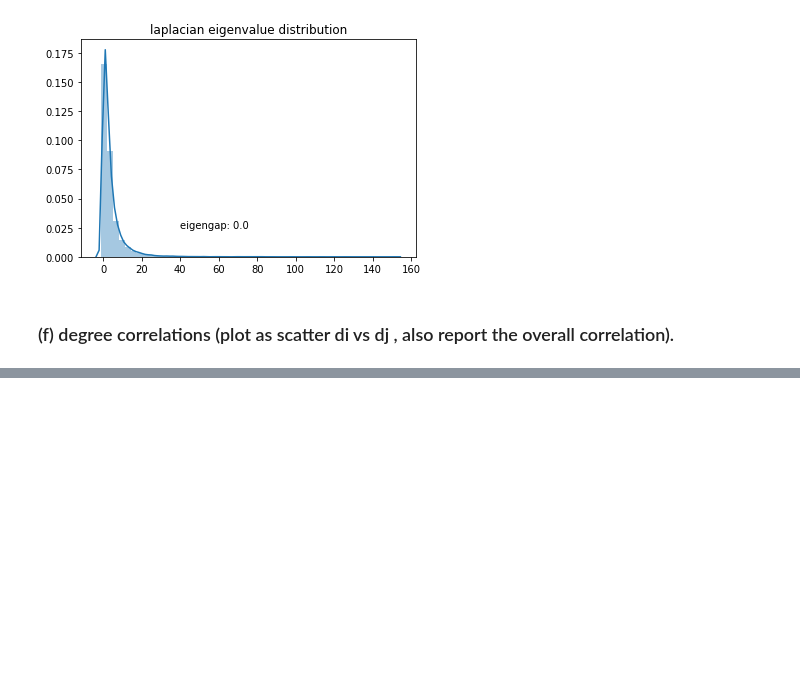
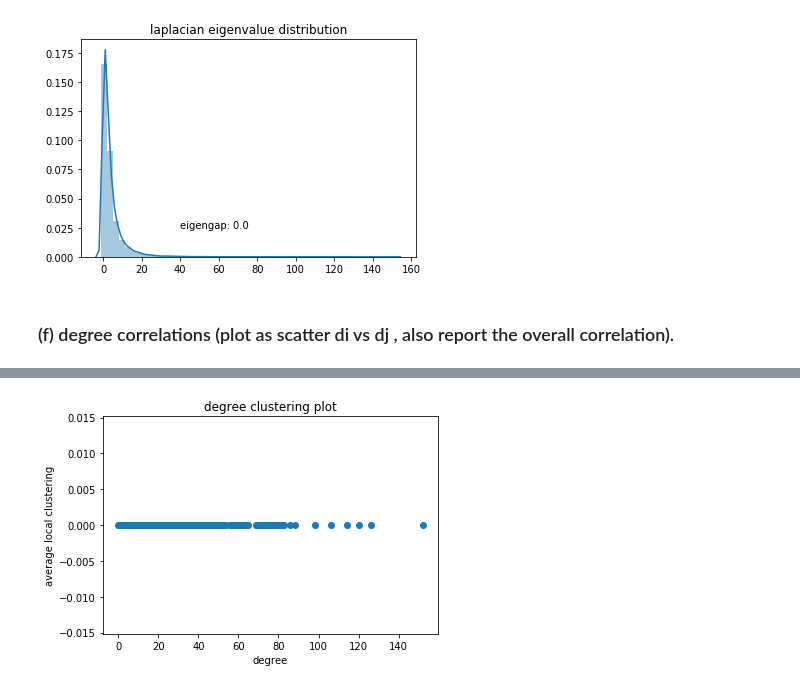
Before and after one commit to JunhaoWang/netsci, a Jupyter notebook: hw1.ipynb, the cells around one changed output, grey strips where cells are left out. Drawn from its saved outputs; the diff is of its cells as text; code cells hidden in the pictures; blank space fills up the shorter version.

```diff
--- a/hw1.ipynb
+++ b/hw1.ipynb
@@ -216,0 +251,19 @@ plt.show()
+# %%
+degree_clustering = defaultdict(list)
+for ind, i in enumerate(degrees):
+    degree_clustering[int(i)].append(clusterings[ind])
+x = []
+y = []
+for i in degree_clustering:
+    x.append(i)
+    y.append(np.mean(degree_clustering[i]))
+x = np.array(x)
+y = np.array(y)
+# %%
+plt.scatter(x,y)
+plt.title('degree clustering plot')
+plt.xlabel('degree')
+plt.ylabel('average local clustering')
+plt.show()
+# %% [output]
+[figure, added]
```
Also changed, not shown: parts of 10 cells of this notebook.
